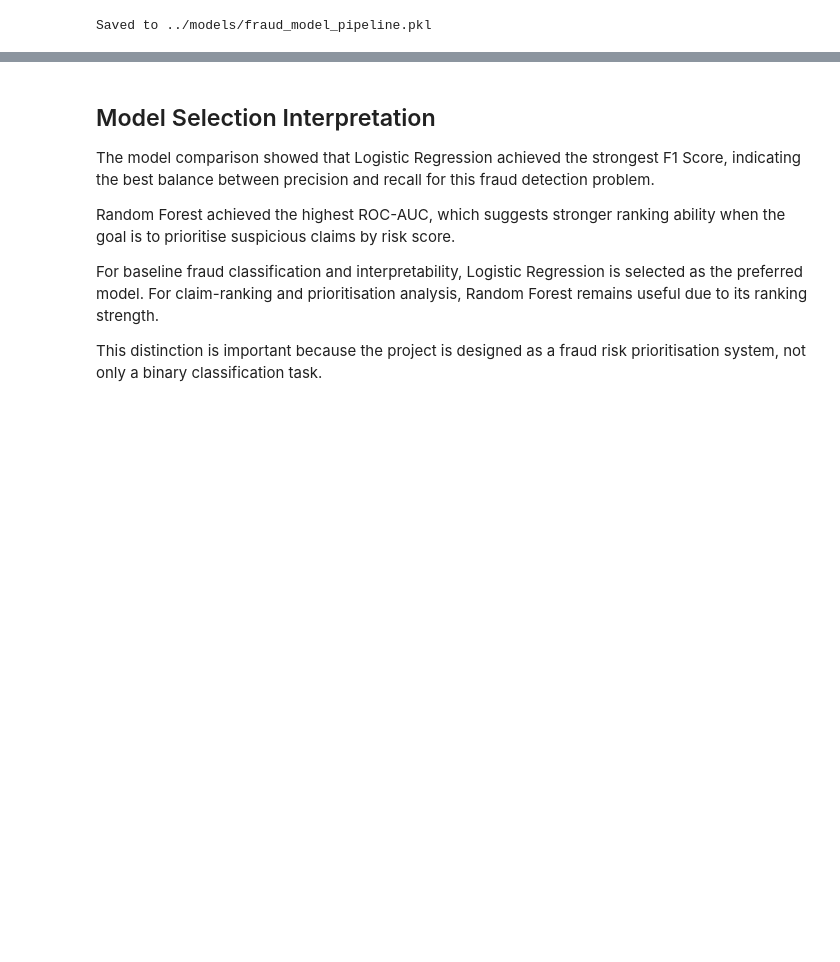
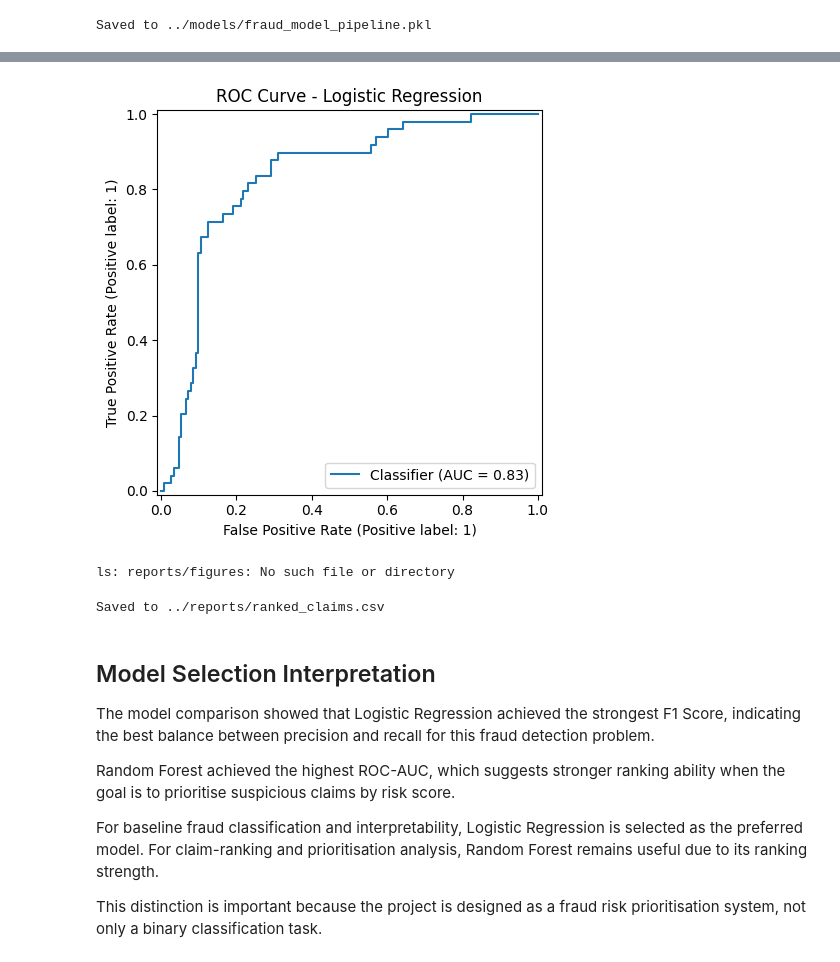
Before and after one commit to Eniola1cc/Insurance-Fraud-Project, a Jupyter notebook: notebooks/03_model_training.ipynb, the cells around one changed output, grey strips where cells are left out. Cells and saved outputs as stored; diff of their text form; code cells hidden in the pictures; blank space fills up the shorter version.

```diff
--- a/notebooks/03_model_training.ipynb
+++ b/notebooks/03_model_training.ipynb
@@ -306,3 +343,22 @@ plt.show()
+# %%
+y_prob_best = best_pipeline.predict_proba(X_test)[:, 1]
+
+RocCurveDisplay.from_predictions(y_test, y_prob_best)
+plt.title(f"ROC Curve - {best_model_name}")
+plt.tight_layout()
+plt.savefig("../reports/figures/roc_curve.png", dpi=300, bbox_inches="tight")
+plt.show()
+# %% [output]
+[figure, added]
+# %%
+ls reports/figures
+# %% [output]
+ls: reports/figures: No such file or directory
+# %%
+evaluation_df.to_csv("../reports/ranked_claims.csv", index=False)
+print("Saved to ../reports/ranked_claims.csv")
+# %% [output]
+Saved to ../reports/ranked_claims.csv
 # %% [markdown]
 ## Model Selection Interpretation
 
```
Also changed, not shown: parts of 8 cells of this notebook, 1 other file.
